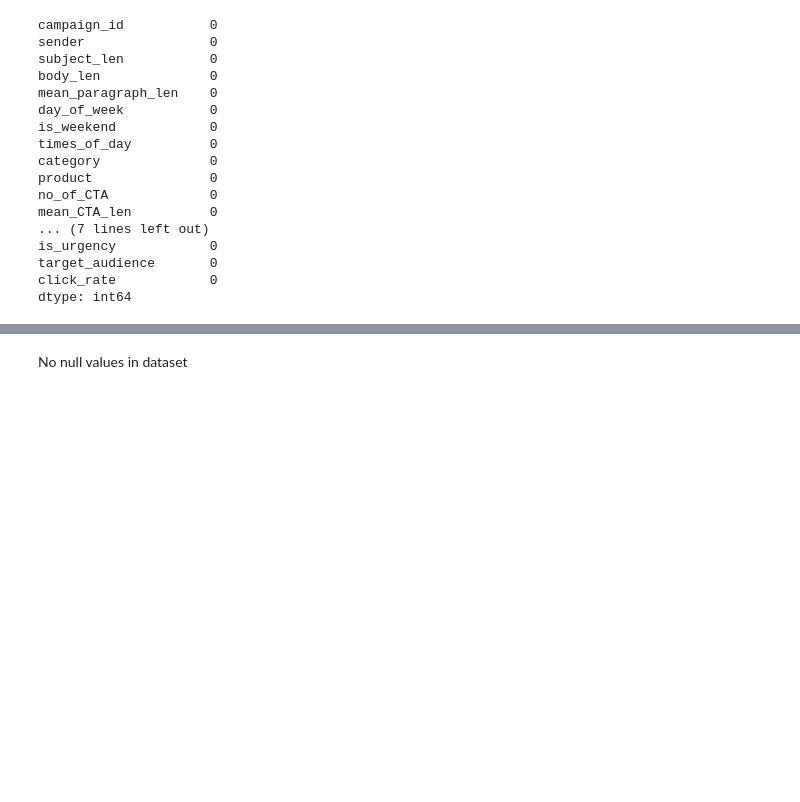
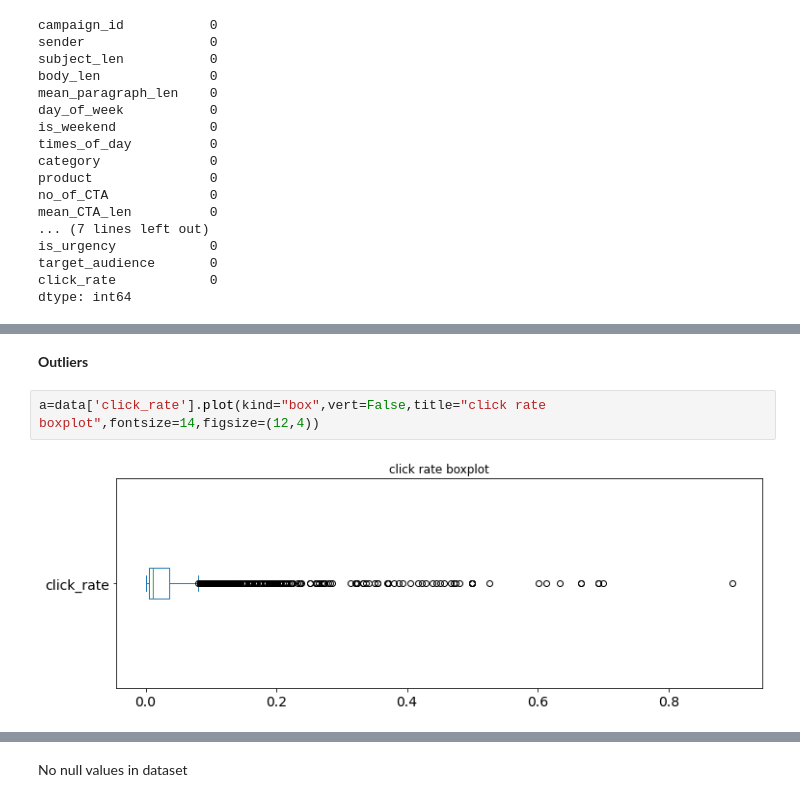
Before and after one commit to SakshamTripathi1996/CTR-for-email-campaigns, a Jupyter notebook: CTR_for_email_campaigns.ipynb, the cells around one changed output, grey strips where cells are left out. Cells and saved outputs as stored; diff of their text form; blank space fills up the shorter version.

```diff
--- a/CTR_for_email_campaigns.ipynb
+++ b/CTR_for_email_campaigns.ipynb
@@ -167,0 +183,6 @@ dtype: int64
+# %% [markdown]
+**Outliers**
+# %%
+a=data['click_rate'].plot(kind="box",vert=False,title="click rate boxplot",fontsize=14,figsize=(12,4))
+# %% [output]
+[figure, added]
```
Also changed, not shown: parts of 55 cells of this notebook.
